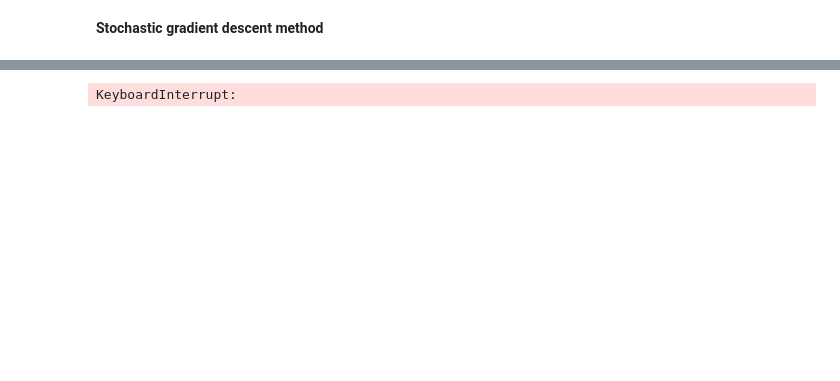
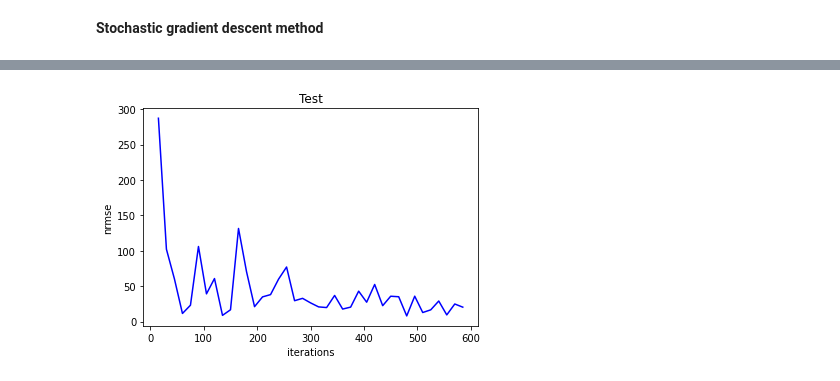
Before and after one commit to melZula/ML-in-ITMO-University, a Jupyter notebook: Labs/Linear.ipynb, the cells around one changed output, grey strips where cells are left out. Drawn from its saved outputs; the diff is of its cells as text; code cells hidden in the pictures; blank space fills up the shorter version.

```diff
--- a/Labs/Linear.ipynb
+++ b/Labs/Linear.ipynb
@@ -197,7 +203,7 @@ visual(*normalize(F, Y), 300, "Training")
 # %%
 F_t = np.array(test_dataset)[:,:-1] # objects matrix
 Y_t = np.array(test_dataset)[:,-1] # answers vector
 
-visual(*normalize(F_t, Y_t), 50, "Test")
+visual(*normalize(F_t, Y_t), "Test")
 # %% [output]
-KeyboardInterrupt:
+[figure, added]
```
Also changed, not shown: parts of 8 cells of this notebook, 1 other file.
